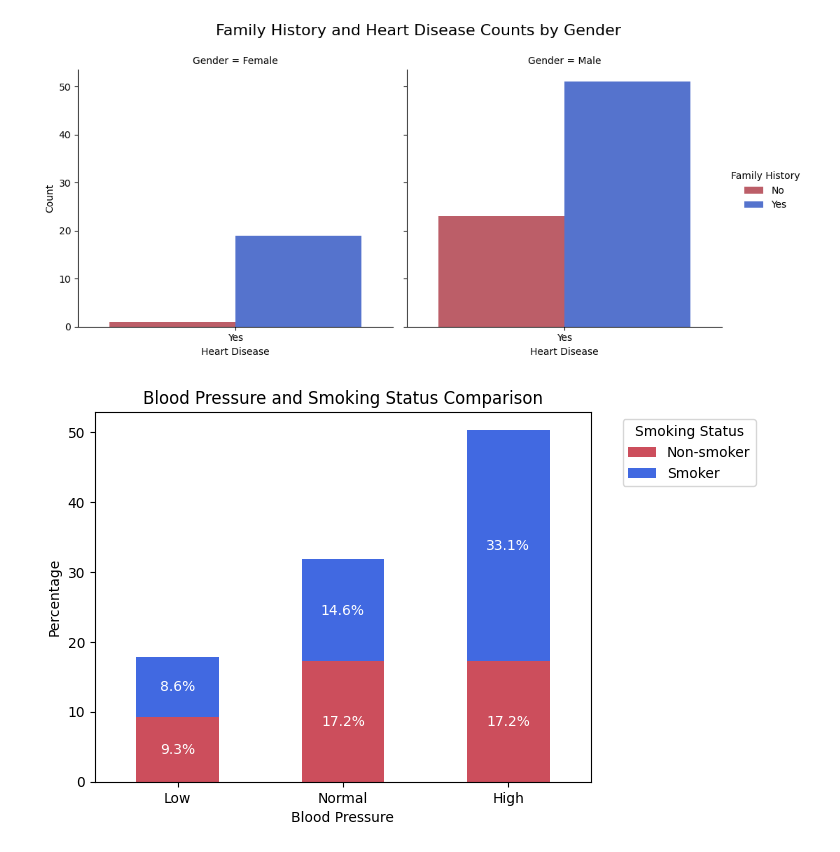
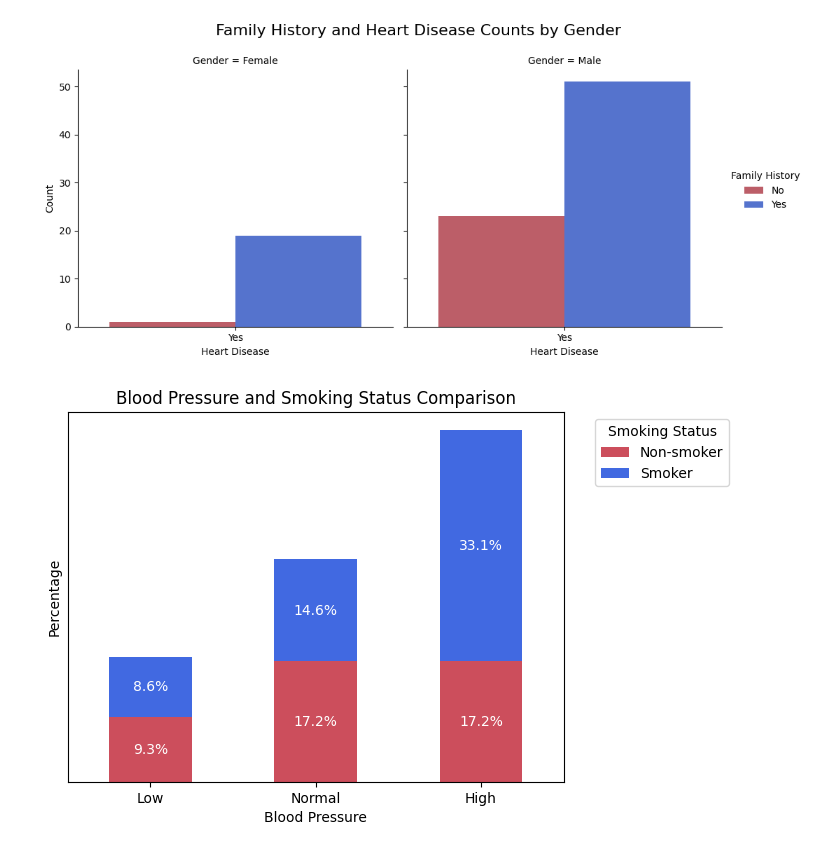
Before and after one commit to cemilebilgir/final, a Jupyter notebook: EDA_unknown.ipynb, the cells around one changed output. Cells and saved outputs as stored; diff of their text form; code cells hidden in the pictures.

```diff
--- a/EDA_unknown.ipynb
+++ b/EDA_unknown.ipynb
@@ -21,3 +26,6 @@ df = pd.read_excel('Cleandata.xlsx')
+# %%
+# Reading data from an Excel file into a DataFrame
+df = pd.read_excel('Cleandata.xlsx')
 # %%
 df.head()
 # %% [output]
@@ -68,28 +106,41 @@ plt.show()
 # %% [output]
 [figure]
 # %%
+# Grouping the data by 'Blood Pressure' and 'Smoking Status' and counting occurrences
 bp_smoking_count = df.groupby(['Blood Pressure', 'Smoking Status']).size().unstack()
 
+# Calculating the percentage distribution
 bp_smoking_percentage = bp_smoking_count / bp_smoking_count.values.sum() * 100
 
+# Reordering the rows based on specified categories
 categories = ['Low', 'Normal', 'High']
+bp_smoking_percentage = bp_smoking_percentage.reindex(categories)
+
+# Defining colors for each Smoking Status category
 colors = {"Non-smoker": "#CC4E5C", "Smoker": "#4169E1"}
 
-bp_smoking_percentage = bp_smoking_percentage.reindex(categories)
-
+# Creating a stacked bar plot
 ax = bp_smoking_percentage.plot(kind='bar', stacked=True, rot=0, color=[colors[col] for col in bp_smoking_percentage.columns])
 
+# Adding title and axis labels
 plt.title('Blood Pressure and Smoking Status Comparison')
 plt.xlabel('Blood Pressure')
 plt.ylabel('Percentage')
+
+# Adding legend with specified title and location
 plt.legend(title='Smoking Status', bbox_to_anchor=(1.05, 1), loc='upper left')
 
+# Adding percentage labels on top of the bars
 for p in ax.patches:
     width, height = p.get_width(), p.get_height()
     x, y = p.get_xy()
     ax.text(x + width / 2, y + height / 2, f'{height:.1f}%', ha='center', va='center', color='white')
 
+# Removing y-axis ticks
+plt.yticks([])
+
+# Displaying the plot
 plt.show()
 # %% [output]
-[figure, old version]
+[figure, new version]
 # %%
```
Also changed, not shown: parts of 12 cells of this notebook.
